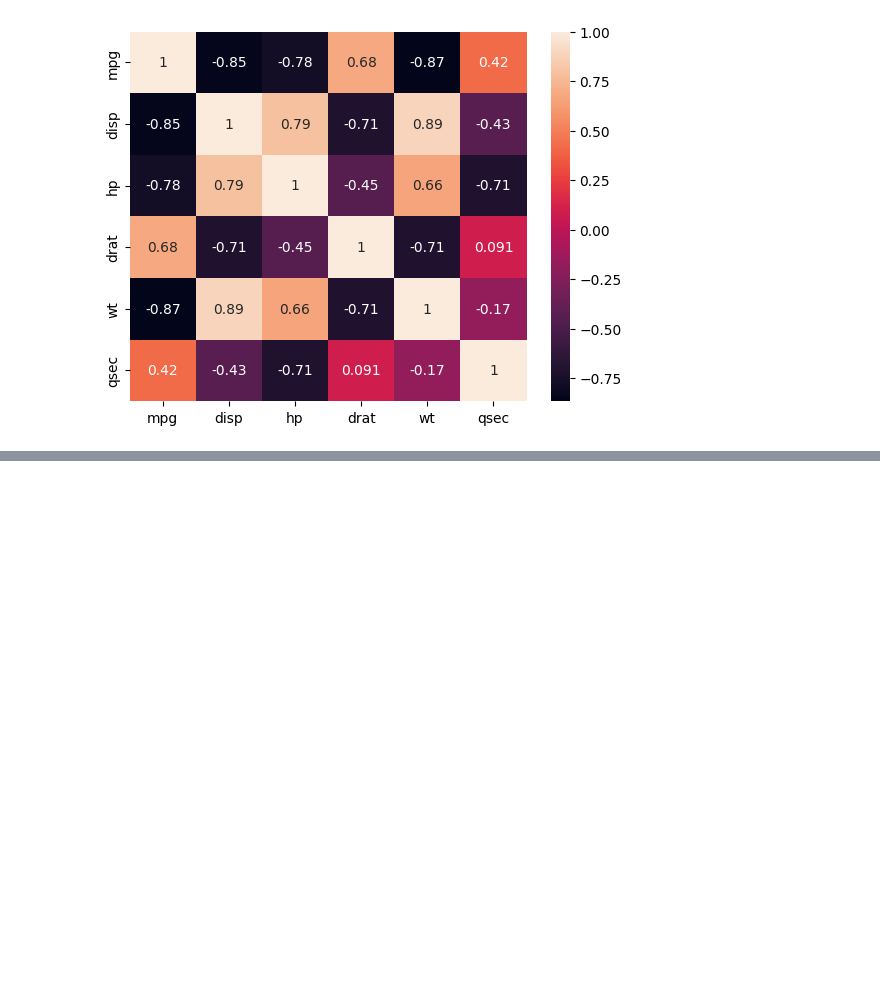
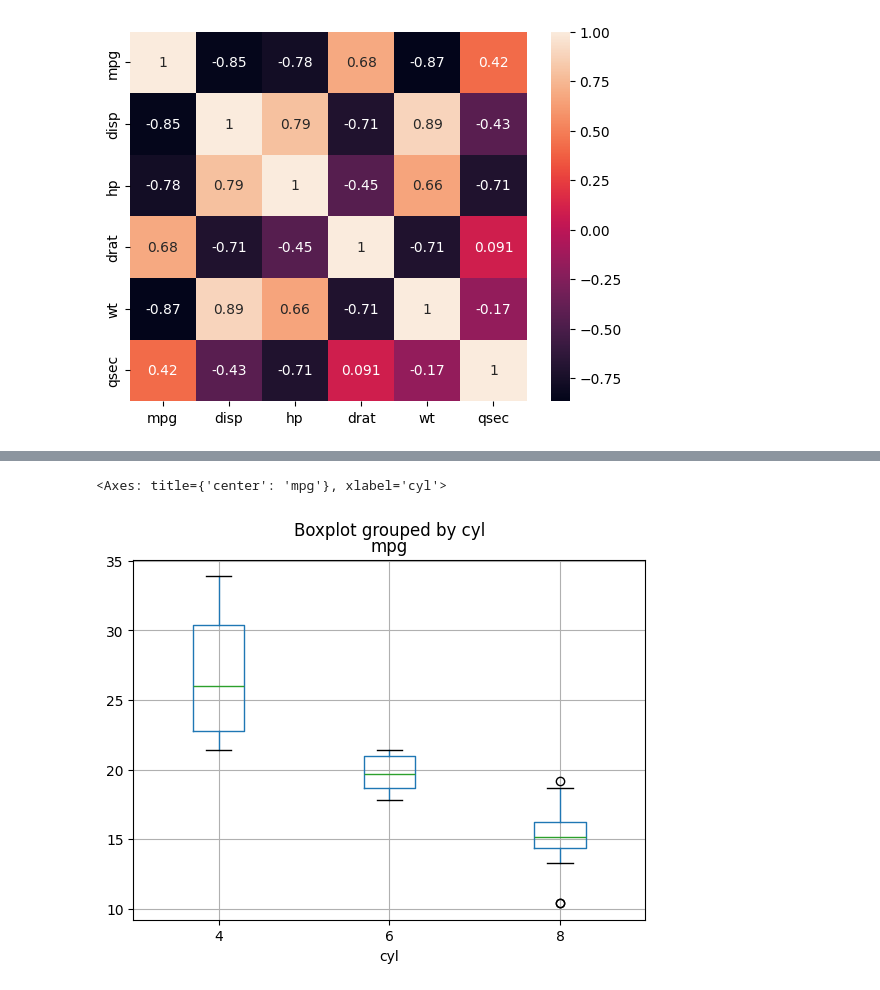
Before and after one commit to Javacream/org.javacream.training.python, a Jupyter notebook: DataAnalysis/motorcars/motorcars.ipynb, the cells around one changed output, grey strips where cells are left out. Saved outputs shown, nothing was run; the diff lists cells and outputs as text; code cells hidden in the pictures; blank space fills up the shorter version.

```diff
--- a/DataAnalysis/motorcars/motorcars.ipynb
+++ b/DataAnalysis/motorcars/motorcars.ipynb
@@ -117,0 +126,5 @@ sns.heatmap(df[df.select_dtypes(include=np.number).columns].corr(), annot=True)
+# %%
+df.boxplot('mpg', by='cyl')
+# %% [output]
+<Axes: title={'center': 'mpg'}, xlabel='cyl'>
+[figure, added]
```
Also changed, not shown: parts of 7 cells of this notebook.
